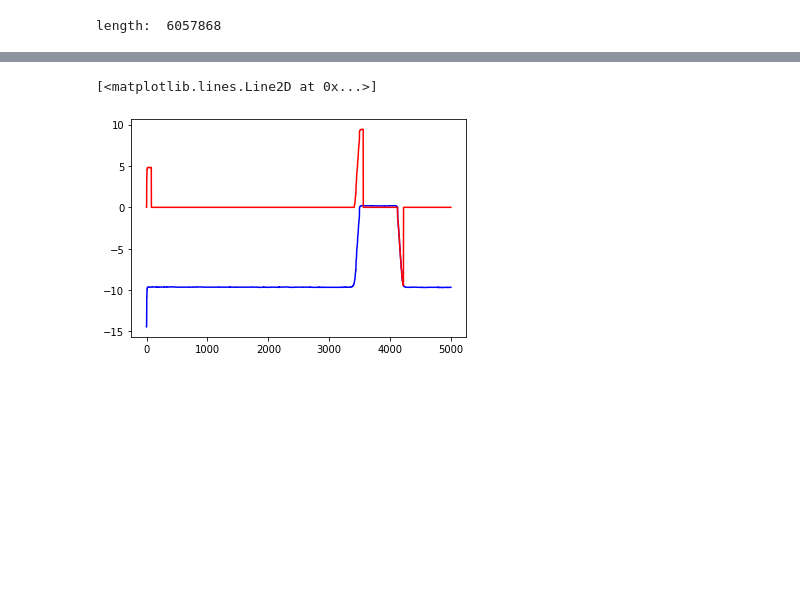
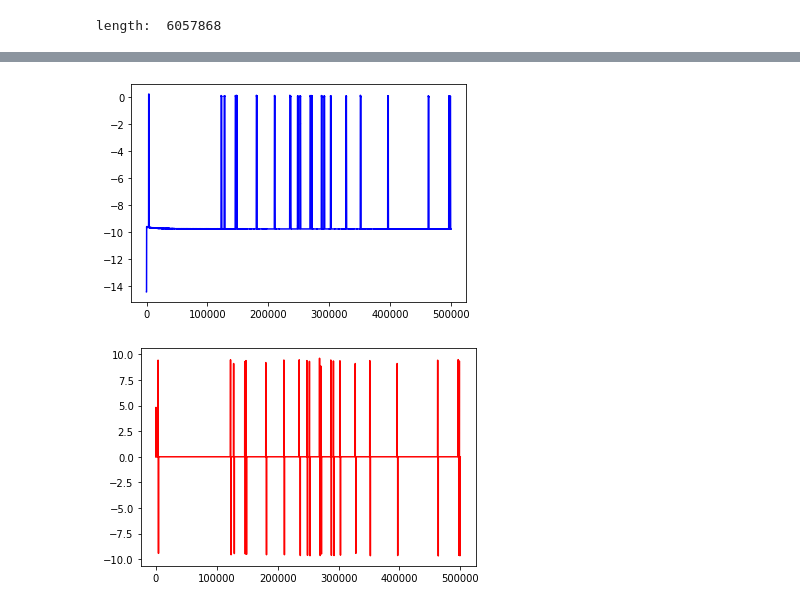
Before and after one commit to marcvernet31/door_opening, a Jupyter notebook: notebooks/development.ipynb, the cells around one changed output, grey strips where cells are left out. Cells and saved outputs as stored; diff of their text form; code cells hidden in the pictures; blank space fills up the shorter version.

```diff
--- a/notebooks/development.ipynb
+++ b/notebooks/development.ipynb
@@ -177,9 +177,11 @@ plt.plot(variableMedian[0:5000], color="blue")
-# %%
-plt.plot(variableMedian[0:5000], color="blue")
-plt.plot(change[0:5000], color="red")
-# %% [output]
-[<matplotlib.lines.Line2D at 0x...>]
-[figure, removed]
+# %%
+plt.plot(variableMedian[0:500000], color="blue")
+plt.show()
+plt.plot(change[0:500000], color="red")
+plt.show()
+# %% [output]
+[figure, added]
+[figure, added]
 # %%
 for i in alarms:
     if(i > 3000 and i < 5000):
```
Also changed, not shown: parts of 9 cells of this notebook, 2 other files.
